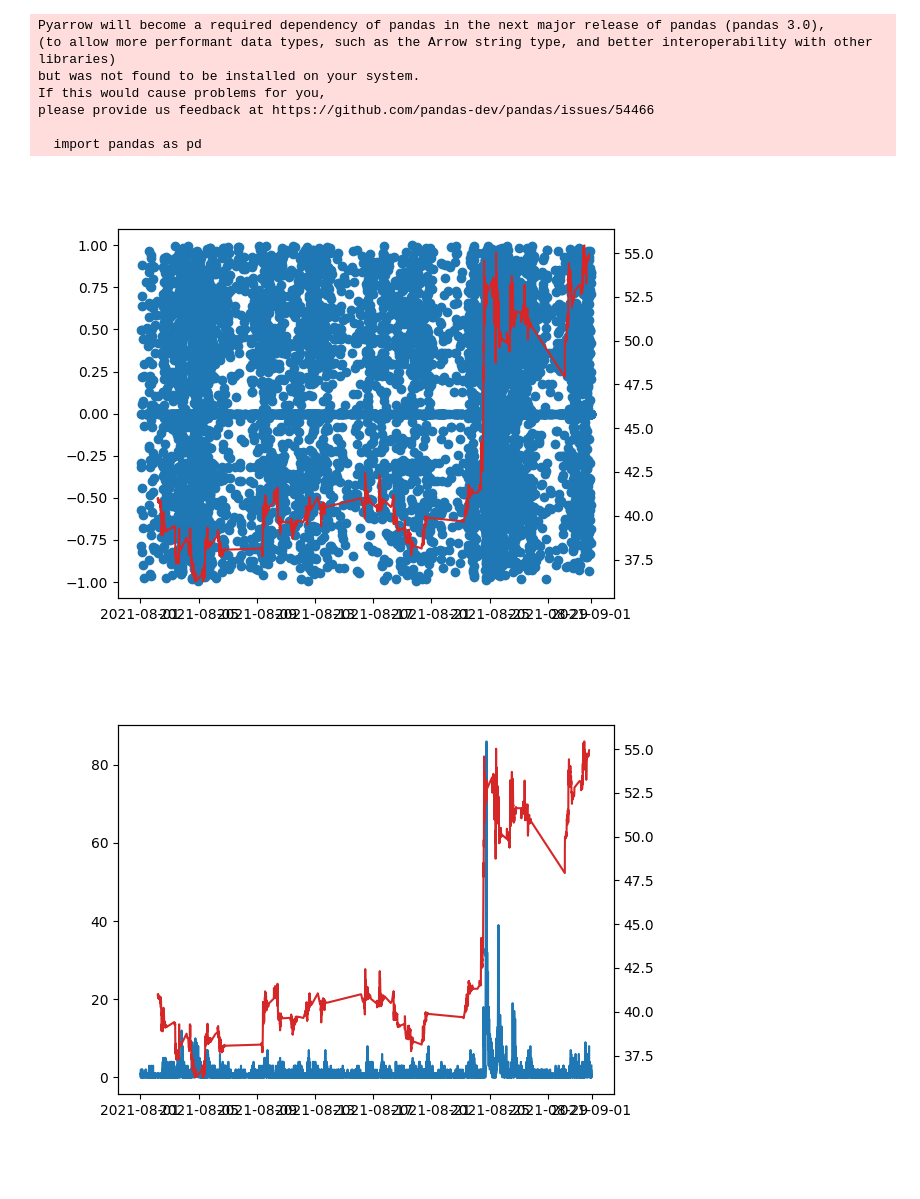
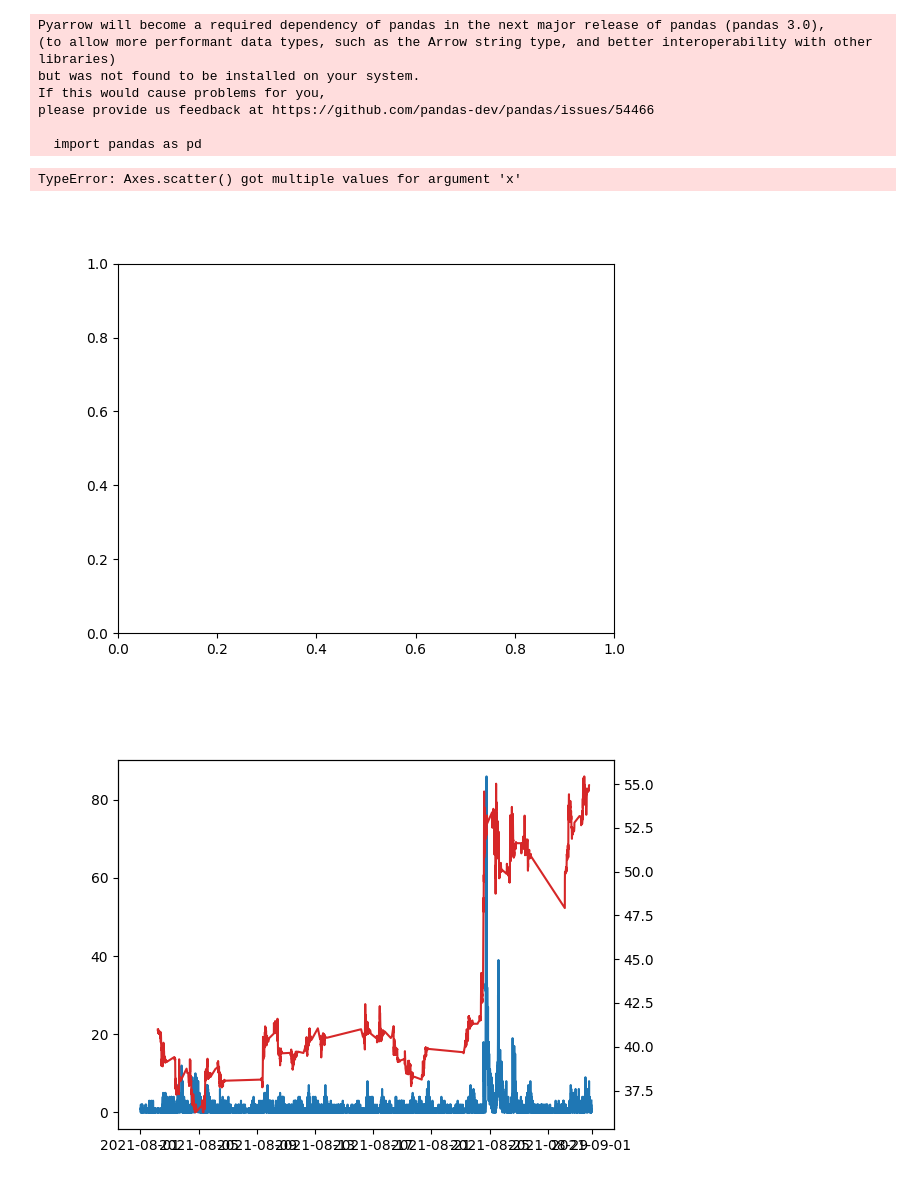
Before and after one commit to InvestmentProvenance/SocialStockAnalyser, a Jupyter notebook: analysis.ipynb, the cells around one changed output. Saved outputs shown, nothing was run; the diff lists cells and outputs as text; code cells hidden in the pictures.

Commit message:
Refactored to use pd.Series

```diff
--- a/analysis.ipynb
+++ b/analysis.ipynb
@@ -19,19 +19,36 @@ please provide us feedback at https://github.com/pandas-dev/pandas/issues/54466
 
   import pandas as pd
 # %%
-def get_market_sentiment():
+def get_comments():
     """Returns a dataframe of the commment table. It has the timestamp, comment body and sentiment scores.
     Records without a """
     df = pd.read_csv("wallstreetbets-posts-and-comments-for-august-2021-comments.csv")
     df['datetime'] = pd.to_datetime(df.created_utc, unit='s').dt.tz_localize('UTC') #get timestamps
-    df = df[['datetime', 'body', 'sentiment']] #pick certain columns
+    df.set_index('datetime', inplace=True)
+    df = df[['body', 'sentiment']] #pick certain columns
     df =  df[df.sentiment.notna()] #extract rows with existing sentiment scores
 
     gme_mentions = df.body.str.contains("GME", case=False)
     gamestop_mentions = df.body.str.contains("gamestop", case=False)
     return df[gamestop_mentions | gme_mentions]
 
-def get_stock_data():
+def get_sentiment() -> pd.Series:
+    """Returns a series object that contains the sentiment of each comment"""
+    return get_comments().sentiment
+
+def chat_velocity(comments : pd.DataFrame) -> pd.Series:
+    """Group comment count into 5min intervals, returns a Series object"""
+    return get_sentiment().resample('5min').size()
+
+def stock_data() -> pd.DataFrame:
     df = pd.read_csv("alphavantage_data_GME_2021-08.csv")
     df['datetime'] = pd.to_datetime(df.timestamp)
-    return df
+    return df.set_index('datetime')
+
+def get_stock_price() -> pd.Series:
+    """Returns a series object for the opening price of the stock data"""
+    return stock_data().open
+
+def get_stock_volume() -> pd.Series:
+    """Returns a series object for the traded volume of the stock"""
+    return stock_data().volume
@@ -38,14 +59,13 @@ def get_stock_data():
 # %%
 #Sentiment of each comment and  market price against time, in August 2021
-comments : pd.DataFrame = get_market_sentiment()
-stocks : pd.DataFrame = get_stock_data()
 fig, comments_ax = plt.subplots()
-comments_ax.scatter(comments.datetime, comments.sentiment)
+comments_ax.scatter(get_sentiment(),x='datetime', y='values')
 stocks_ax = comments_ax.twinx()
-stocks_ax.plot(stocks.datetime, stocks.open, color='tab:red')
+stocks_ax.plot(get_stock_price(), color='tab:red')
 plt.show()
 # %% [output]
+TypeError: Axes.scatter() got multiple values for argument 'x'
-[figure, old version]
+[figure, new version]
 # %%
 #Plot comment frequency against market price, in August 2021
 
```
Also changed, not shown: parts of 4 cells of this notebook.
